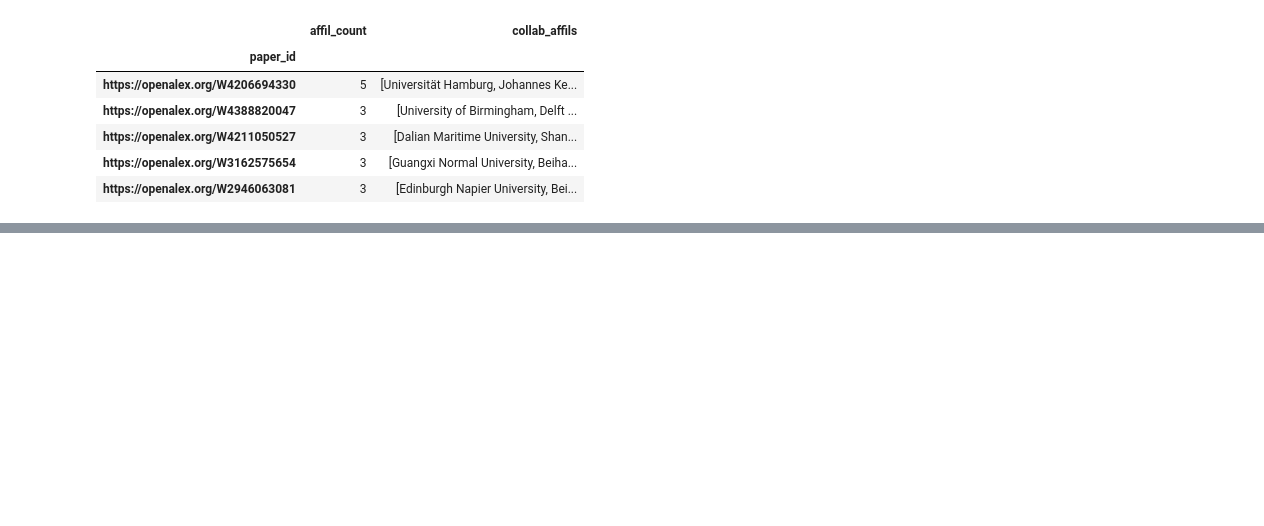
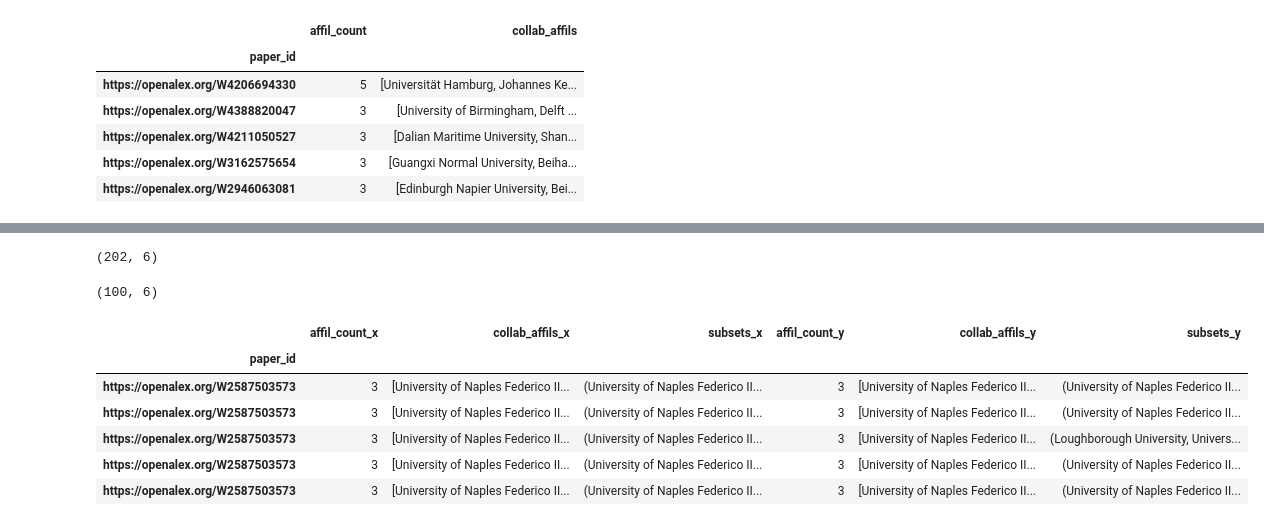
Before and after one commit to doolingdavidrs21/openalex-jamming-gpt4, a Jupyter notebook: updatechart.ipynb, the cells around one changed output, grey strips where cells are left out. Cells and saved outputs as stored; diff of their text form; code cells hidden in the pictures; blank space fills up the shorter version.

```diff
--- a/updatechart.ipynb
+++ b/updatechart.ipynb
@@ -347,0 +469,8 @@ dv.head()
+# %%
+dfcollabs.shape
+# %% [output]
+(202, 6)
+# %%
+dfcollabs.loc['https://openalex.org/W4206694330'].shape
+# %% [output]
+(100, 6)
@@ -347,0 +480,10 @@ dv.head()
+# %%
+dfcollabs.head() # need to make sure that the order does not matter, not to double count
+# %% [output]
+|  | affil_count_x | collab_affils_x | subsets_x | affil_count_y | collab_affils_y | subsets_y |
+| paper_id |  |  |  |  |  |  |
+| https://openalex.org/W2587503573 | 3 | [University of Naples Federico II... | (University of Naples Federico II... | 3 | [University of Naples Federico II... | (University of Naples Federico II... |
+| https://openalex.org/W2587503573 | 3 | [University of Naples Federico II... | (University of Naples Federico II... | 3 | [University of Naples Federico II... | (University of Naples Federico II... |
+| https://openalex.org/W2587503573 | 3 | [University of Naples Federico II... | (University of Naples Federico II... | 3 | [University of Naples Federico II... | (Loughborough University, Univers... |
+| https://openalex.org/W2587503573 | 3 | [University of Naples Federico II... | (University of Naples Federico II... | 3 | [University of Naples Federico II... | (University of Naples Federico II... |
+| https://openalex.org/W2587503573 | 3 | [University of Naples Federico II... | (University of Naples Federico II... | 3 | [University of Naples Federico II... | (University of Naples Federico II... |
```
Also changed, not shown: parts of 14 cells of this notebook.
